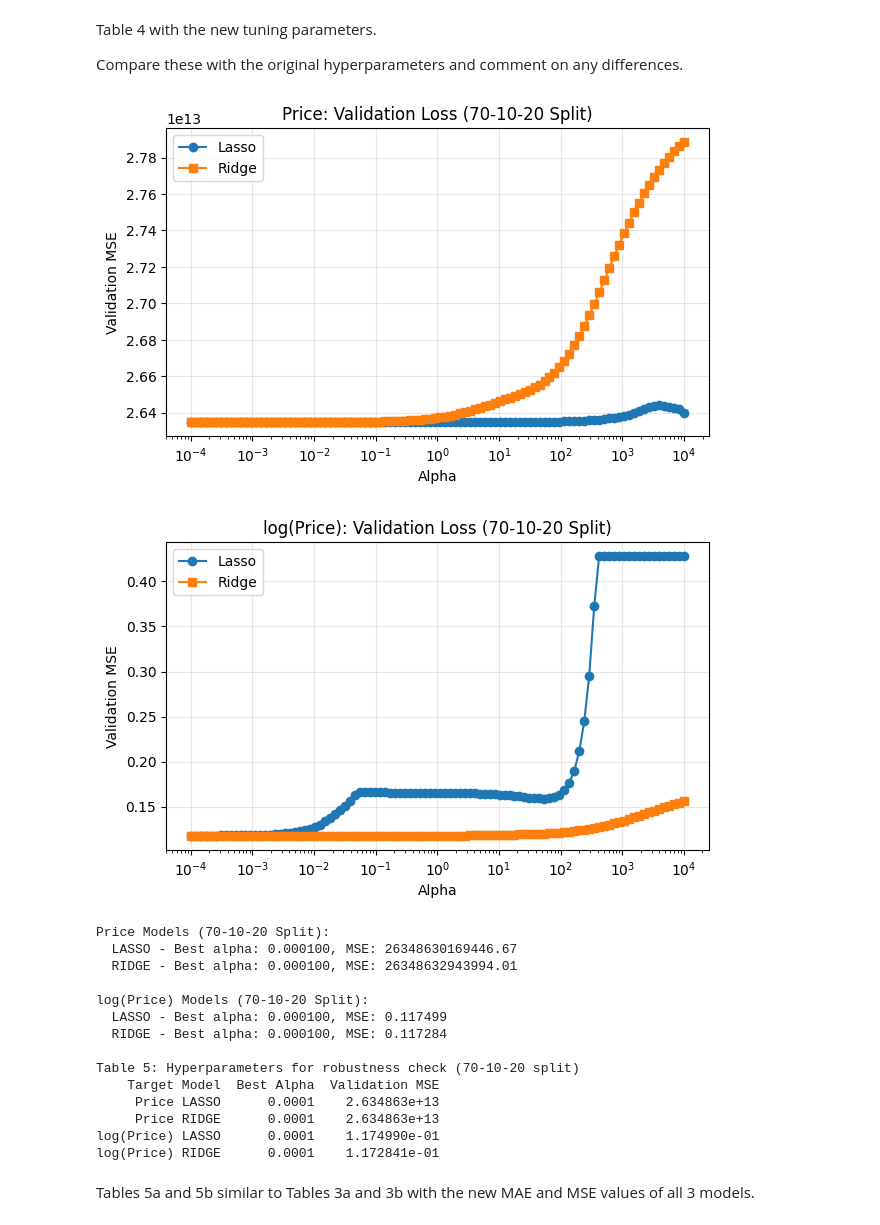
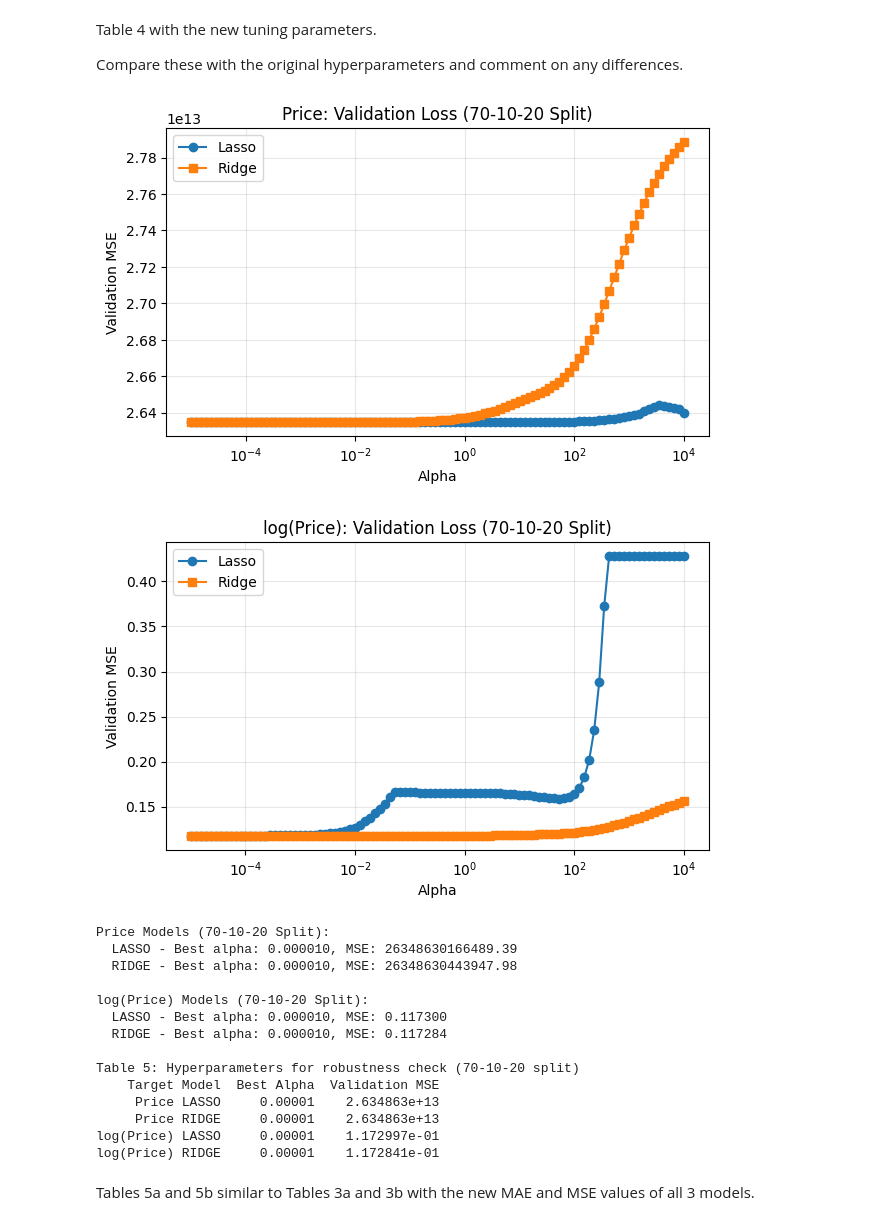
Before and after one commit to Milanpeter-77/Coursework-Predicting-Housing-Prices, a Jupyter notebook: MLF_ASS_I_2902483_2868506.ipynb, the cells around one changed output. Saved outputs shown, nothing was run; the diff lists cells and outputs as text; code cells hidden in the pictures.

```diff
--- a/MLF_ASS_I_2902483_2868506.ipynb
+++ b/MLF_ASS_I_2902483_2868506.ipynb
@@ -233,7 +233,7 @@ To tune the hyperparameters for Model 2 (Lasso) and Model 3 (Ridge), we will use
 # Model 2 and Model 3: LASSO and RIDGE Regression – Feature: Price
 
 # Hyperparameter Tuning for LASSO and RIDGE
-alphas = np.logspace(-4, 4, 100)  # 0.0001 to 10,000
+alphas = np.logspace(-5, 4, 100)
 
 # Store results
 results = {'lasso': [], 'ridge': []}
@@ -289,7 +289,7 @@ Best alpha for RIDGE: 0.0001 with MSE on validation set: 20798487439112.043
 # Model 2 and Model 3: LASSO and RIDGE Regression – Feature: logPrice
 
 # Hyperparameter Tuning for LASSO and RIDGE
-alphas_log = np.logspace(-5, 1, 100)
+alphas_log = np.logspace(-5, 4, 100)
 
 # Store results
 results_log = {'lasso': [], 'ridge': []}
@@ -627,7 +627,7 @@ Table 4 with the new tuning parameters.
 Compare these with the original hyperparameters and comment on any differences.
 # %%
 # Alpha range to search
-alphas_robust = np.logspace(-4, 4, 100)
+alphas_robust = np.logspace(-5, 4, 100)
 
 # Storage for validation MSE
 results_price_robust = {'lasso': [], 'ridge': []}
@@ -701,49 +701,49 @@ plt.semilogx(alphas_robust, results_log_robust['lasso'], label='Lasso', marker='
 plt.semilogx(alphas_robust, results_log_robust['ridge'], label='Ridge', marker='s')
 plt.xlabel('Alpha')
 plt.ylabel('Validation MSE')
 plt.title('log(Price): Validation Loss (70-10-20 Split)')
 plt.legend()
 plt.grid(True, alpha=0.3)
 plt.show()
 
 # Results summary
 print("\nPrice Models (70-10-20 Split):")
 print(f"  LASSO - Best alpha: {best_alpha_lasso_price_robust:.6f}, MSE: {best_mse_lasso_price_robust:.2f}")
 print(f"  RIDGE - Best alpha: {best_alpha_ridge_price_robust:.6f}, MSE: {best_mse_ridge_price_robust:.2f}")
 
 print("\nlog(Price) Models (70-10-20 Split):")
 print(f"  LASSO - Best alpha: {best_alpha_lasso_log_robust:.6f}, MSE: {best_mse_lasso_log_robust:.6f}")
 print(f"  RIDGE - Best alpha: {best_alpha_ridge_log_robust:.6f}, MSE: {best_mse_ridge_log_robust:.6f}")
 
 # Comparison table
 table_robust = pd.DataFrame({
     'Target': ['Price', 'Price', 'log(Price)', 'log(Price)'],
     'Model': ['LASSO', 'RIDGE', 'LASSO', 'RIDGE'],
     'Best Alpha': [best_alpha_lasso_price_robust, best_alpha_ridge_price_robust,
                    best_alpha_lasso_log_robust, best_alpha_ridge_log_robust],
     'Validation MSE': [best_mse_lasso_price_robust, best_mse_ridge_price_robust,
                        best_mse_lasso_log_robust, best_mse_ridge_log_robust]
 })
 
 print("\nTable 5: Hyperparameters for robustness check (70-10-20 split)")
 print(table_robust.to_string(index=False))
 # %% [output]
-[figure, old version]
+[figure, new version]
-[figure, old version]
+[figure, new version]
 Price Models (70-10-20 Split):
-  LASSO - Best alpha: 0.000100, MSE: 26348630169446.67
-  RIDGE - Best alpha: 0.000100, MSE: 26348632943994.01
+  LASSO - Best alpha: 0.000010, MSE: 26348630166489.39
+  RIDGE - Best alpha: 0.000010, MSE: 26348630443947.98
 
 log(Price) Models (70-10-20 Split):
-  LASSO - Best alpha: 0.000100, MSE: 0.117499
-  RIDGE - Best alpha: 0.000100, MSE: 0.117284
+  LASSO - Best alpha: 0.000010, MSE: 0.117300
+  RIDGE - Best alpha: 0.000010, MSE: 0.117284
 
 Table 5: Hyperparameters for robustness check (70-10-20 split)
     Target Model  Best Alpha  Validation MSE
-     Price LASSO      0.0001    2.634863e+13
-     Price RIDGE      0.0001    2.634863e+13
-log(Price) LASSO      0.0001    1.174990e-01
-log(Price) RIDGE      0.0001    1.172841e-01
+     Price LASSO     0.00001    2.634863e+13
+     Price RIDGE     0.00001    2.634863e+13
+log(Price) LASSO     0.00001    1.172997e-01
+log(Price) RIDGE     0.00001    1.172841e-01
 # %% [markdown]
 Tables 5a and 5b similar to Tables 3a and 3b with the new MAE and MSE values of all 3 models.
 # %%
```
Also changed, not shown: parts of 9 cells of this notebook.
